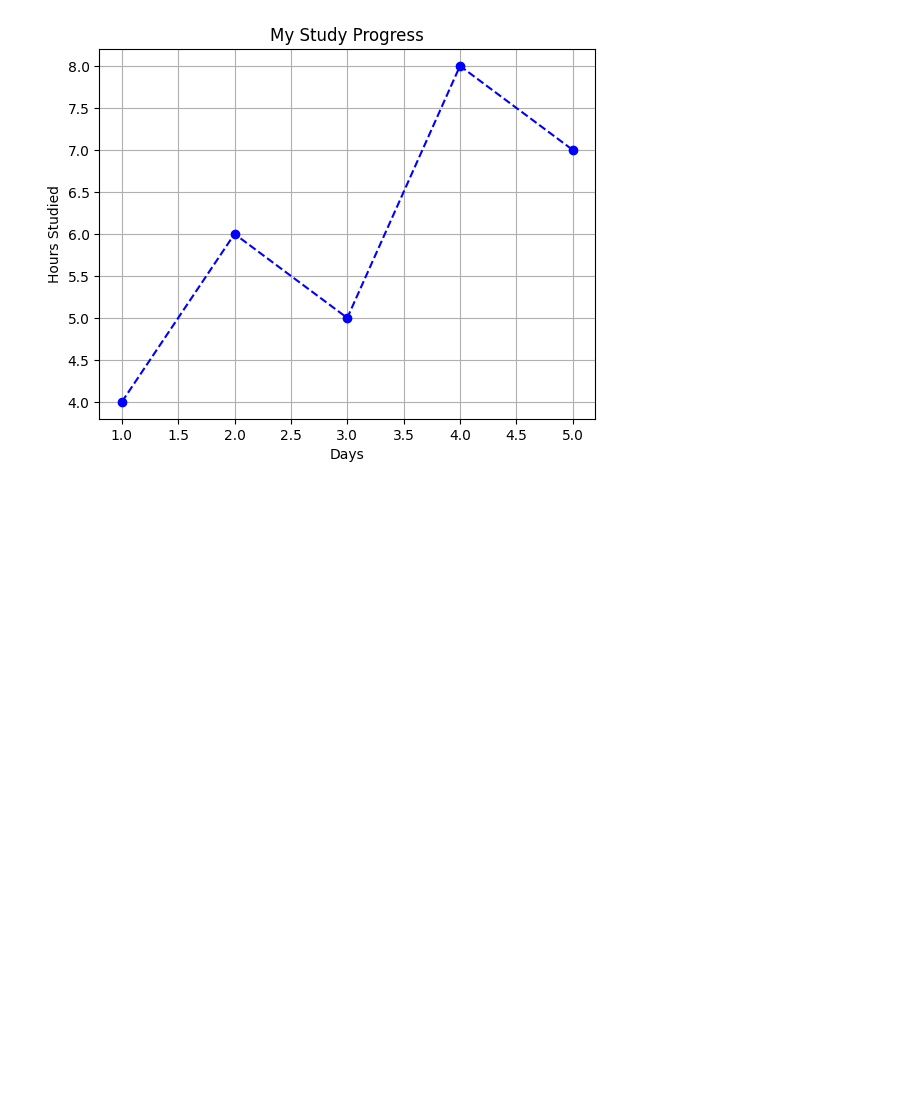
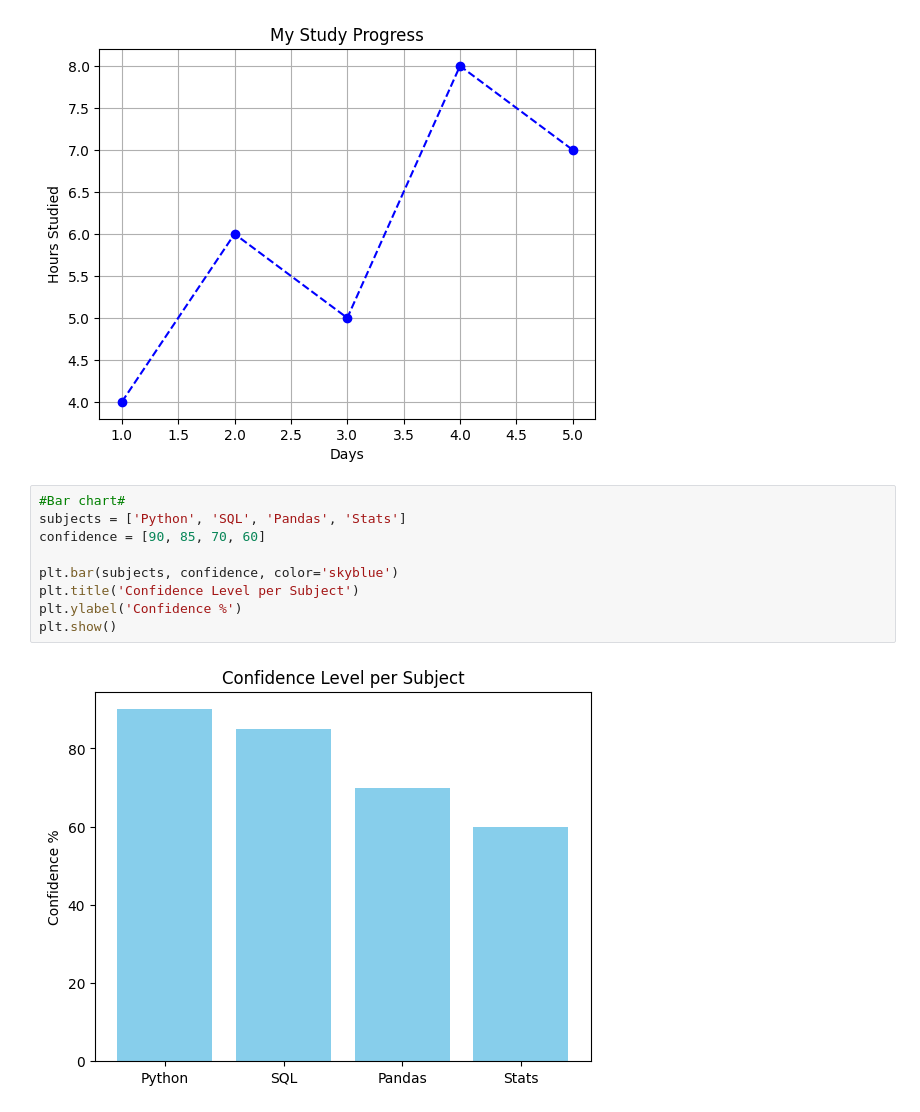
Before and after one commit to ParulDS-Sydney/Google-Python-Solved-queries, a Jupyter notebook: Welcome_To_Colab.ipynb, the cells around one changed output. Cells and saved outputs as stored; diff of their text form; blank space fills up the shorter version.

```diff
--- a/Welcome_To_Colab.ipynb
+++ b/Welcome_To_Colab.ipynb
@@ -204,3 +204,14 @@ plt.grid(True)
 plt.show()
 # %% [output]
 [figure]
+# %%
+#Bar chart#
+subjects = ['Python', 'SQL', 'Pandas', 'Stats']
+confidence = [90, 85, 70, 60]
+
+plt.bar(subjects, confidence, color='skyblue')
+plt.title('Confidence Level per Subject')
+plt.ylabel('Confidence %')
+plt.show()
+# %% [output]
+[figure, added]
```
